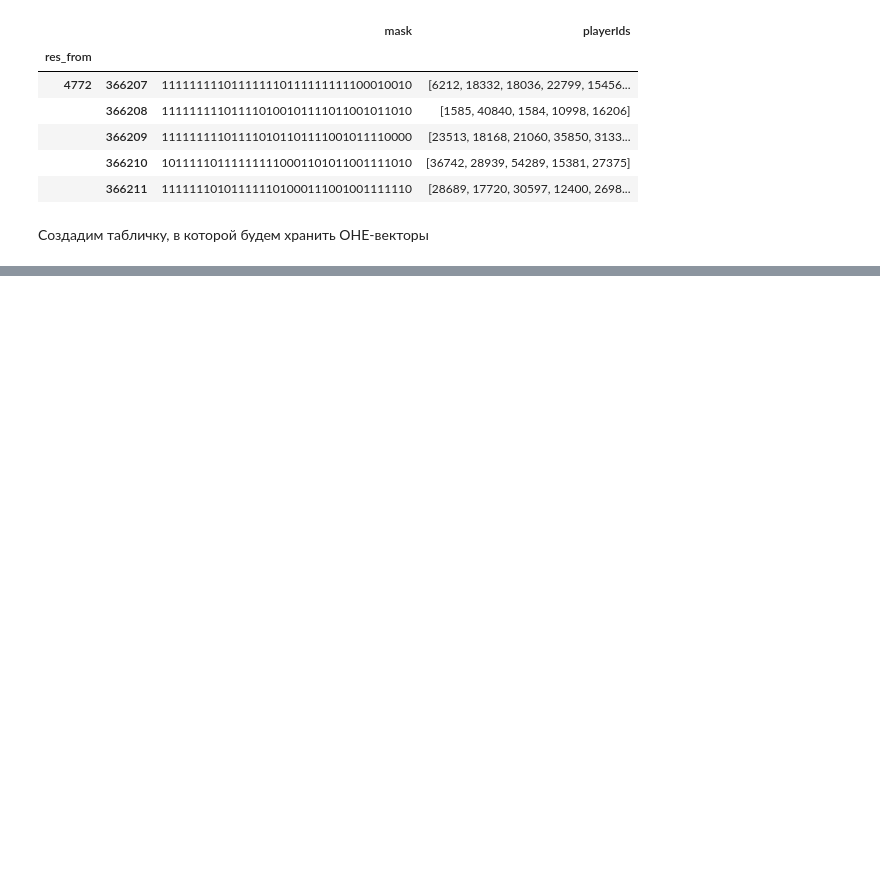
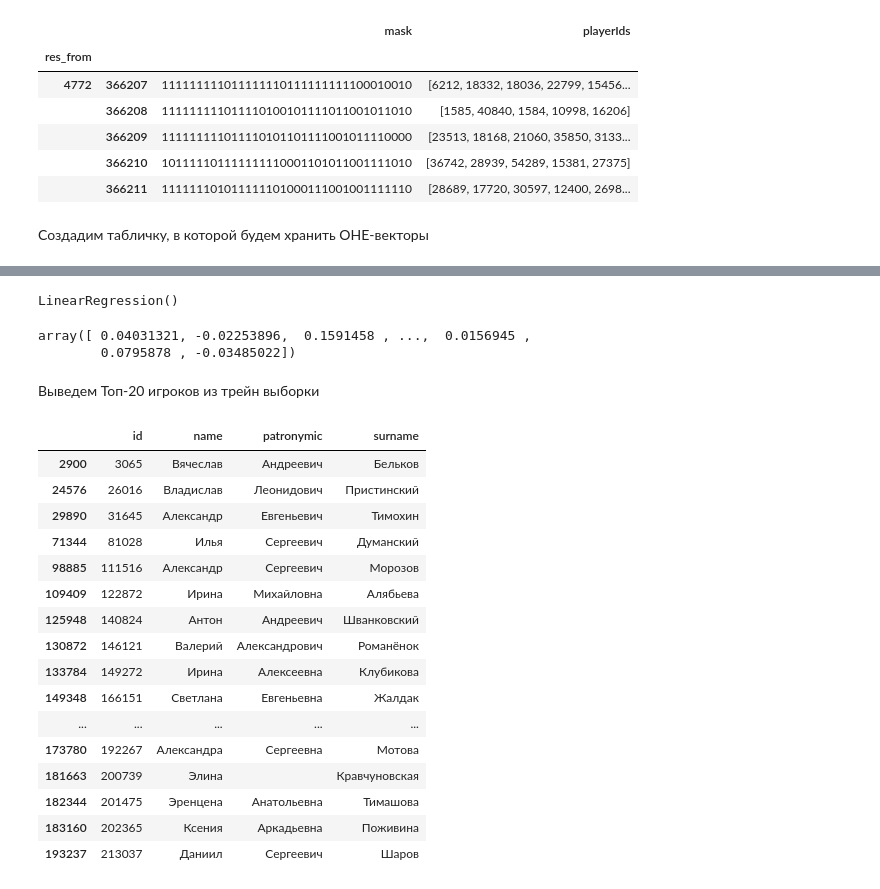
Before and after one commit to IPPK93/MADE_ADV_ML, a Jupyter notebook: hw2/HW 2.ipynb, the cells around one changed output, grey strips where cells are left out. Saved outputs shown, nothing was run; the diff lists cells and outputs as text; code cells hidden in the pictures; blank space fills up the shorter version.

```diff
--- a/hw2/HW 2.ipynb
+++ b/hw2/HW 2.ipynb
@@ -158,15 +180,18 @@ grouped.head()
 # %%
-question_id = 0
+question_id = len(player_ids)  # questions' features begin right after players' features
 for res_from, data in train_dataset.groupby('res_from'):
     # Here we have a group of teams from tournament
+    num_questions = data['mask'].apply(len).max()
 
     for index, row in data.iterrows():
         # Here we have mask and ids
-        new_row = []
 
         for i, has_answered in enumerate(row['mask']):
+            if has_answered not in ['0', '1']:
+                continue
 
-
-
-
-    num_questions = len(data['mask'].iloc[0])
+            X[len(y), question_id + i] = 1
+            for id_ in row['playerIds']:
+                X[len(y), player_ids[id_]] = 1
+            y.append(int(has_answered))
+    question_id += num_questions
@@ -198,0 +198,39 @@ len(tournaments), len(results)
+# %%
+X = X[:len(y)].tocsr()
+# %%
+lr = LinearRegression()
+
+lr.fit(X, y)
+# %% [output]
+LinearRegression()
+# %%
+player_strengths = lr.coef_[:len(player_ids)]
+question_difficulties = lr.coef_[len(player_ids):]
+# %%
+player_strengths
+# %% [output]
+array([ 0.04031321, -0.02253896,  0.1591458 , ...,  0.0156945 ,
+        0.0795878 , -0.03485022])
+# %% [markdown]
+Выведем Топ-20 игроков из трейн выборки
+# %%
+player_indices = [ids_player[id_] for id_ in np.argsort(player_strengths)[:-20:-1]]
+players[players['id'].isin(player_indices)]
+# %% [output]
+|  | id | name | patronymic | surname |
+| 2900 | 3065 | Вячеслав | Андреевич | Бельков |
+| 24576 | 26016 | Владислав | Леонидович | Пристинский |
+| 29890 | 31645 | Александр | Евгеньевич | Тимохин |
+| 71344 | 81028 | Илья | Сергеевич | Думанский |
+| 98885 | 111516 | Александр | Сергеевич | Морозов |
+| 109409 | 122872 | Ирина | Михайловна | Алябьева |
+| 125948 | 140824 | Антон | Андреевич | Шванковский |
+| 130872 | 146121 | Валерий | Александрович | Романёнок |
+| 133784 | 149272 | Ирина | Алексеевна | Клубикова |
+| 149348 | 166151 | Светлана | Евгеньевна | Жалдак |
+| ... | ... | ... | ... | ... |
+| 173780 | 192267 | Александра | Сергеевна | Мотова |
+| 181663 | 200739 | Элина |  | Кравчуновская |
+| 182344 | 201475 | Эренцена | Анатольевна | Тимашова |
+| 183160 | 202365 | Ксения | Аркадьевна | Поживина |
+| 193237 | 213037 | Даниил | Сергеевич | Шаров |
```
Also changed, not shown: parts of 22 cells of this notebook.
